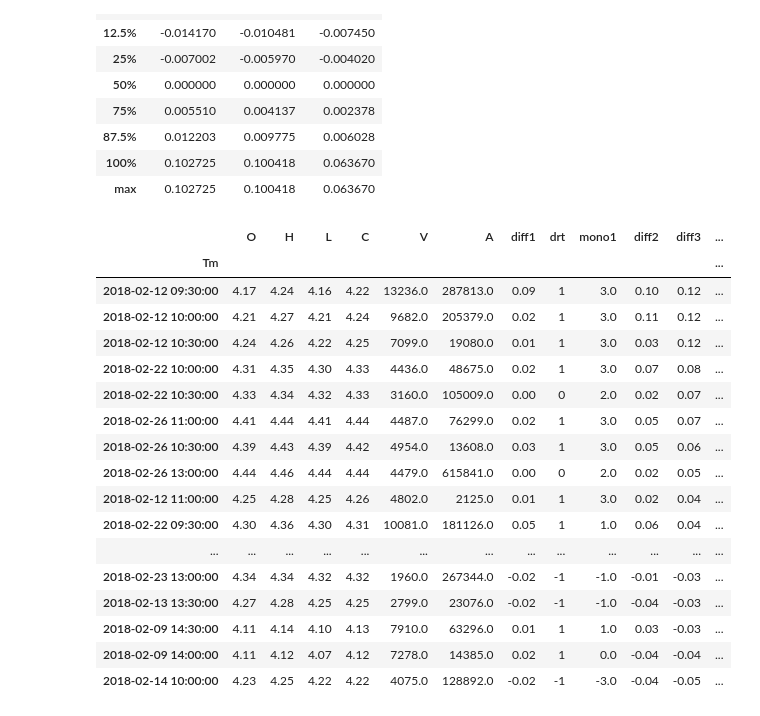
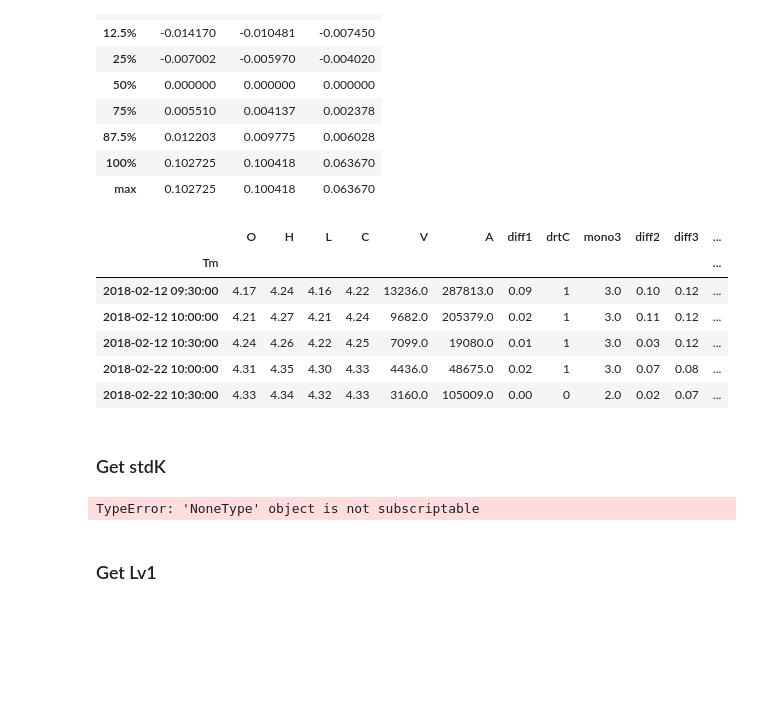
Before and after one commit to Audrey-Zhang/trading, a Jupyter notebook: 00.ipynb, the cells around one changed output. Saved outputs shown, nothing was run; the diff lists cells and outputs as text; code cells hidden in the pictures; blank space fills up the shorter version.

```diff
--- a/00.ipynb
+++ b/00.ipynb
@@ -26,18 +32,21 @@ df_30_o = tmNorm(df_30_o,'Tm')
 ### add calculated columns
 # %%
 def dfcal(dataframe):
-    dataframe.is_copy = False
-    dataframe.loc[:,'diff1'] = dataframe.C.diff(1)
-    dataframe.loc[:,'drt'] = 0
-    dataframe.loc[dataframe['diff1'] > 0,'drt'] = 1
-    dataframe.loc[dataframe['diff1'] < 0,'drt'] = -1
-    dataframe.loc[:,'mono1'] = dataframe.drt.rolling(3).sum()
-    dataframe.loc[:,'diff2'] = dataframe['diff1'].rolling(2).sum()
-    dataframe.loc[:,'diff3'] = dataframe['diff1'].rolling(3).sum()
-    dataframe.loc[:,'pct1'] = dataframe.C.pct_change()
-    dataframe.loc[:,'pct2'] = dataframe.C.pct_change(2)
-    dataframe.loc[:,'pct3'] = dataframe.C.pct_change(3)
-    return dataframe
+    df = dataframe.copy()
+    df.is_copy = False
+    df.loc[:,'diff1'] = df.C.diff(1)
+    df.loc[:,'drt'] = 0
+    df.loc[:,'drtC'] = 0
+    df.loc[df['diff1'] > 0,'drtC'] = 1
+    df.loc[df['diff1'] < 0,'drtC'] = -1
+    df.loc[:,'mono3'] = df.drtC.rolling(3).sum()
+    df.loc[:,'diff2'] = df['diff1'].rolling(2).sum()
+    df.loc[:,'diff3'] = df['diff1'].rolling(3).sum()
+    df.loc[:,'pct1'] = df.C.pct_change()
+    df.loc[:,'pct2'] = df.C.pct_change(2)
+    df.loc[:,'pct3'] = df.C.pct_change(3)
+    df.loc[:,'stdF'] = 0
+    return df
 # %%
 df_30 = dfcal(df_30_o)
 # %%
@@ -112,25 +131,16 @@ df_30[['pct3','pct2','pct1']].describe(q)
 | 100% | 0.102725 | 0.100418 | 0.063670 |
 | max | 0.102725 | 0.100418 | 0.063670 |
 # %%
-df30xx = df_30[TmS:TmE]
+df30xx = df_30[TmS:TmE].copy()
 # %%
-df30xx.sort_values('pct3', ascending=False)
+df30xx.sort_values('pct3', ascending=False).head()
 # %% [output]
-|  | O | H | L | C | V | A | diff1 | drt | mono1 | diff2 | diff3 | ... |
+|  | O | H | L | C | V | A | diff1 | drtC | mono3 | diff2 | diff3 | ... |
 | Tm |  |  |  |  |  |  |  |  |  |  |  | ... |
 | 2018-02-12 09:30:00 | 4.17 | 4.24 | 4.16 | 4.22 | 13236.0 | 287813.0 | 0.09 | 1 | 3.0 | 0.10 | 0.12 | ... |
 | 2018-02-12 10:00:00 | 4.21 | 4.27 | 4.21 | 4.24 | 9682.0 | 205379.0 | 0.02 | 1 | 3.0 | 0.11 | 0.12 | ... |
 | 2018-02-12 10:30:00 | 4.24 | 4.26 | 4.22 | 4.25 | 7099.0 | 19080.0 | 0.01 | 1 | 3.0 | 0.03 | 0.12 | ... |
 | 2018-02-22 10:00:00 | 4.31 | 4.35 | 4.30 | 4.33 | 4436.0 | 48675.0 | 0.02 | 1 | 3.0 | 0.07 | 0.08 | ... |
 | 2018-02-22 10:30:00 | 4.33 | 4.34 | 4.32 | 4.33 | 3160.0 | 105009.0 | 0.00 | 0 | 2.0 | 0.02 | 0.07 | ... |
-| 2018-02-26 11:00:00 | 4.41 | 4.44 | 4.41 | 4.44 | 4487.0 | 76299.0 | 0.02 | 1 | 3.0 | 0.05 | 0.07 | ... |
-| 2018-02-26 10:30:00 | 4.39 | 4.43 | 4.39 | 4.42 | 4954.0 | 13608.0 | 0.03 | 1 | 3.0 | 0.05 | 0.06 | ... |
-| 2018-02-26 13:00:00 | 4.44 | 4.46 | 4.44 | 4.44 | 4479.0 | 615841.0 | 0.00 | 0 | 2.0 | 0.02 | 0.05 | ... |
-| 2018-02-12 11:00:00 | 4.25 | 4.28 | 4.25 | 4.26 | 4802.0 | 2125.0 | 0.01 | 1 | 3.0 | 0.02 | 0.04 | ... |
-| 2018-02-22 09:30:00 | 4.30 | 4.36 | 4.30 | 4.31 | 10081.0 | 181126.0 | 0.05 | 1 | 1.0 | 0.06 | 0.04 | ... |
-| ... | ... | ... | ... | ... | ... | ... | ... | ... | ... | ... | ... | ... |
-| 2018-02-23 13:00:00 | 4.34 | 4.34 | 4.32 | 4.32 | 1960.0 | 267344.0 | -0.02 | -1 | -1.0 | -0.01 | -0.03 | ... |
-| 2018-02-13 13:30:00 | 4.27 | 4.28 | 4.25 | 4.25 | 2799.0 | 23076.0 | -0.02 | -1 | -1.0 | -0.04 | -0.03 | ... |
-| 2018-02-09 14:30:00 | 4.11 | 4.14 | 4.10 | 4.13 | 7910.0 | 63296.0 | 0.01 | 1 | 1.0 | 0.03 | -0.03 | ... |
-| 2018-02-09 14:00:00 | 4.11 | 4.12 | 4.07 | 4.12 | 7278.0 | 14385.0 | 0.02 | 1 | 0.0 | -0.04 | -0.04 | ... |
-| 2018-02-14 10:00:00 | 4.23 | 4.25 | 4.22 | 4.22 | 4075.0 | 128892.0 | -0.02 | -1 | -3.0 | -0.04 | -0.05 | ... |
+# %% [markdown]
+### Get stdK
@@ -136,0 +170,7 @@ df30xx.sort_values('pct3', ascending=False)
+# %%
+from functools import reduce
+ttt = reduce(stdHL,zip(df_30.H,df_30.L,df_30.drt,df_30.stdF))
+# %% [output]
+TypeError: 'NoneType' object is not subscriptable
+# %% [markdown]
+### Get Lv1
```
Also changed, not shown: parts of 8 cells of this notebook, 1 other file.
